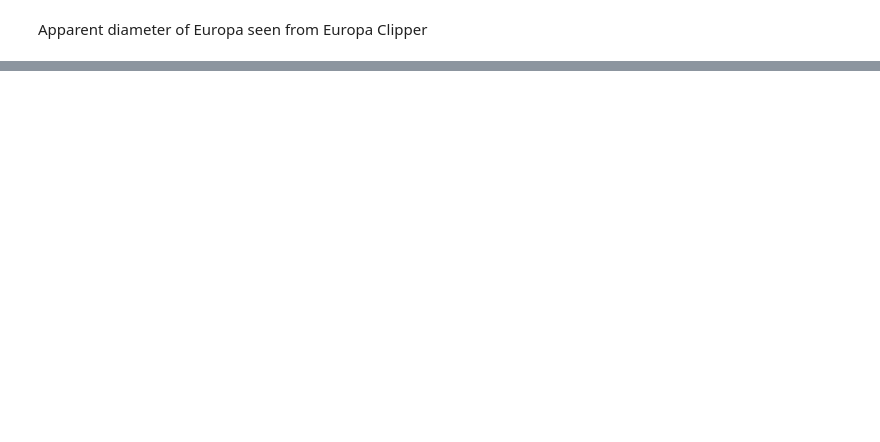
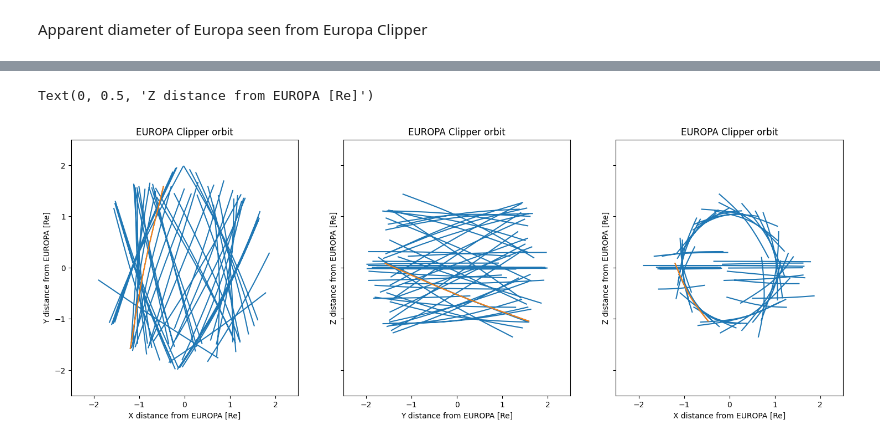
Before and after one commit to JackKTachi/juice, a Jupyter notebook: code/plot_clipper_orb.ipynb, the cells around one changed output, grey strips where cells are left out. Saved outputs shown, nothing was run; the diff lists cells and outputs as text; code cells hidden in the pictures; blank space fills up the shorter version.

```diff
--- a/code/plot_clipper_orb.ipynb
+++ b/code/plot_clipper_orb.ipynb
@@ -310,39 +320,45 @@ xx[idx] = np.nan
 yy=y
 yy[idx] = np.nan
 zz=z
 zz[idx] = np.nan
 rr=r
 rr[idx] = np.nan
 llat=lat
 llat[idx] = np.nan
 llon=lon
 llon[idx] = np.nan
 
-range = 2.5
+prange = 2.5
 
 fig, (ax1, ax2, ax3) = plt.subplots(1, 3, figsize=(18.0, 6.0), sharex=True, sharey=True)
 
 #ax1.scatter(x/re, y/re, s=1.0)
 ax1.plot(xx/re, yy/re)
-ax1.set_xlim(-range, range)
-ax1.set_ylim(-range, range)
+ax1.plot(xx[index]/re, yy[index]/re)
+ax1.set_xlim(-prange, prange)
+ax1.set_ylim(-prange, prange)
 ax1.set_title('EUROPA Clipper orbit')
 ax1.set_xlabel('X distance from EUROPA [Re]')
 ax1.set_ylabel('Y distance from EUROPA [Re]')
 
 #ax2.scatter(y/re, z/re, s=1.0)
 ax2.plot(yy/re, zz/re)
-ax2.set_xlim(-range, range)
-ax2.set_ylim(-range, range)
+ax2.plot(yy[index]/re, zz[index]/re)
+ax2.set_xlim(-prange, prange)
+ax2.set_ylim(-prange, prange)
 ax2.set_title('EUROPA Clipper orbit')
 ax2.set_xlabel('Y distance from EUROPA [Re]')
 ax2.set_ylabel('Z distance from EUROPA [Re]')
 
 ax3.plot(xx/re, zz/re)
-ax3.set_xlim(-range, range)
-ax3.set_ylim(-range, range)
+ax3.plot(xx[index]/re, zz[index]/re)
+ax3.set_xlim(-prange, prange)
+ax3.set_ylim(-prange, prange)
 ax3.set_title('EUROPA Clipper orbit')
 ax3.set_xlabel('X distance from EUROPA [Re]')
 ax3.set_ylabel('Z distance from EUROPA [Re]')
+# %% [output]
+Text(0, 0.5, 'Z distance from EUROPA [Re]')
+[figure, added]
 # %%
 plt.figure(figsize=(12, 6))
```
Also changed, not shown: parts of 11 cells of this notebook, 10 other files.
